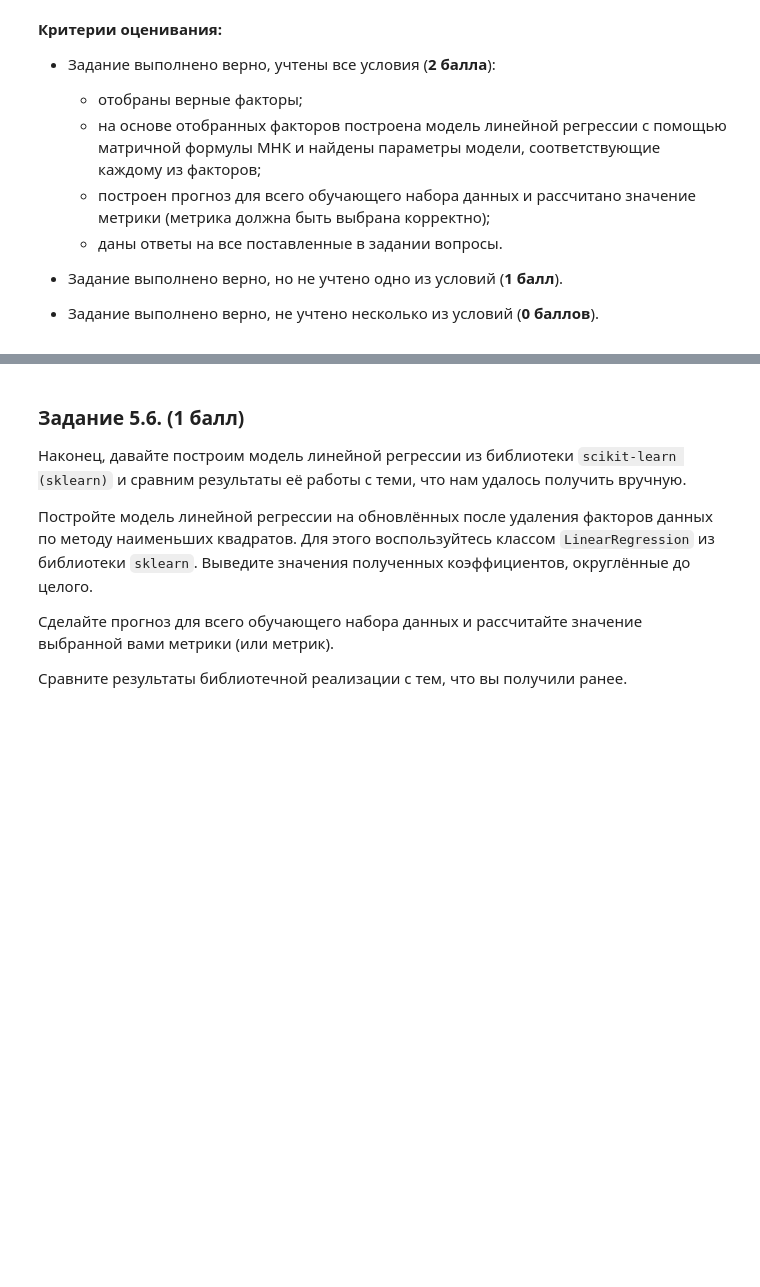
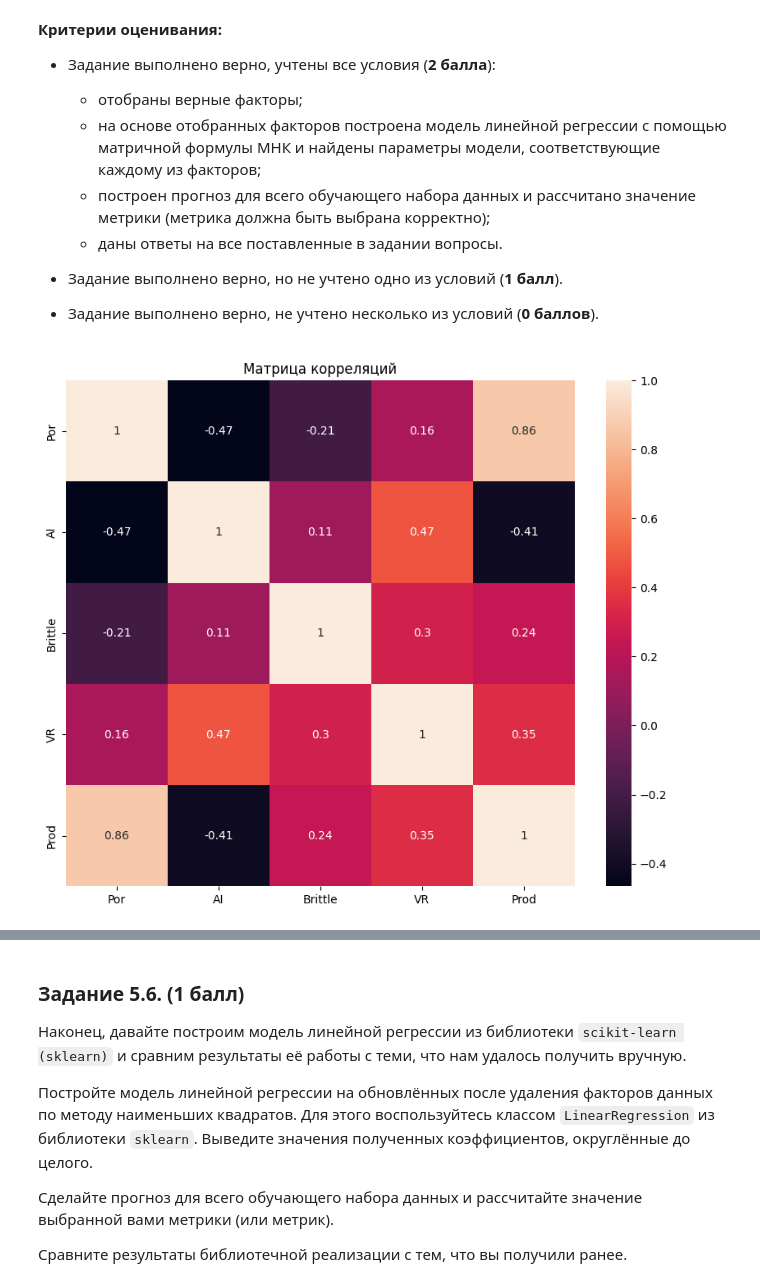
Before and after one commit to AlexKosuhin/SF_data_science, a Jupyter notebook: MATHS/MATH_ML-2._Практика._Ноутбук-шаблон.ipynb, the cells around one changed output, grey strips where cells are left out. Drawn from its saved outputs; the diff is of its cells as text; code cells hidden in the pictures; blank space fills up the shorter version.

```diff
--- a/MATHS/MATH_ML-2._Практика._Ноутбук-шаблон.ipynb
+++ b/MATHS/MATH_ML-2._Практика._Ноутбук-шаблон.ipynb
@@ -397,4 +399,12 @@ X
 - Задание выполнено верно, но не учтено одно из условий (**1 балл**).
 - Задание выполнено верно, не учтено несколько из условий (**0 баллов**).
 # %%
-# Ваш код здесь
+# Удалим сильно скоррелированные признаки
+df_clean.drop(['Perm', 'TOC', 'Well'], axis=1, inplace=True)
+
+plt.figure(figsize=(10, 8))
+plt.title('Матрица корреляций')
+sns.heatmap(df_clean.corr(), annot=True)
+plt.show()
+# %% [output]
+[figure, added]
```
Also changed, not shown: parts of 24 cells of this notebook, 3 other files.
